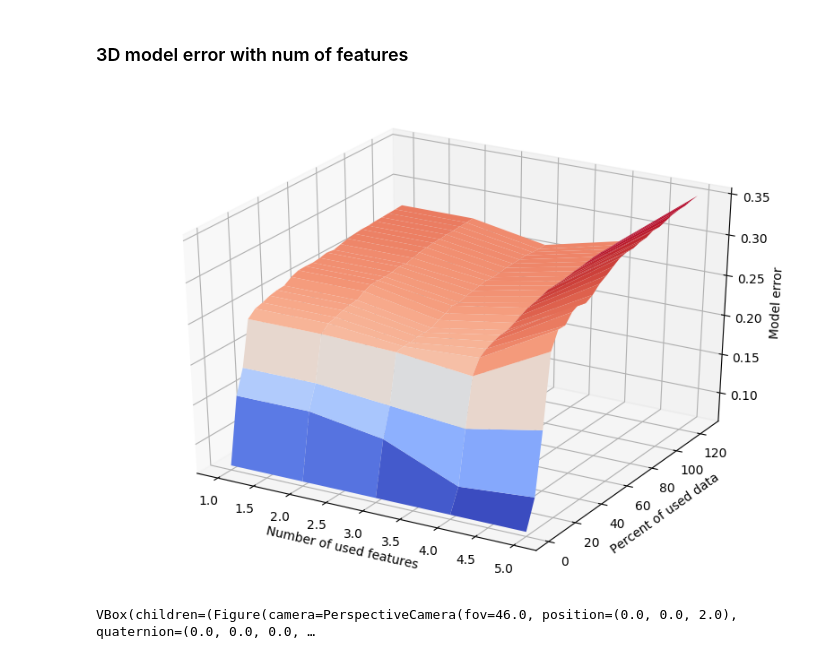
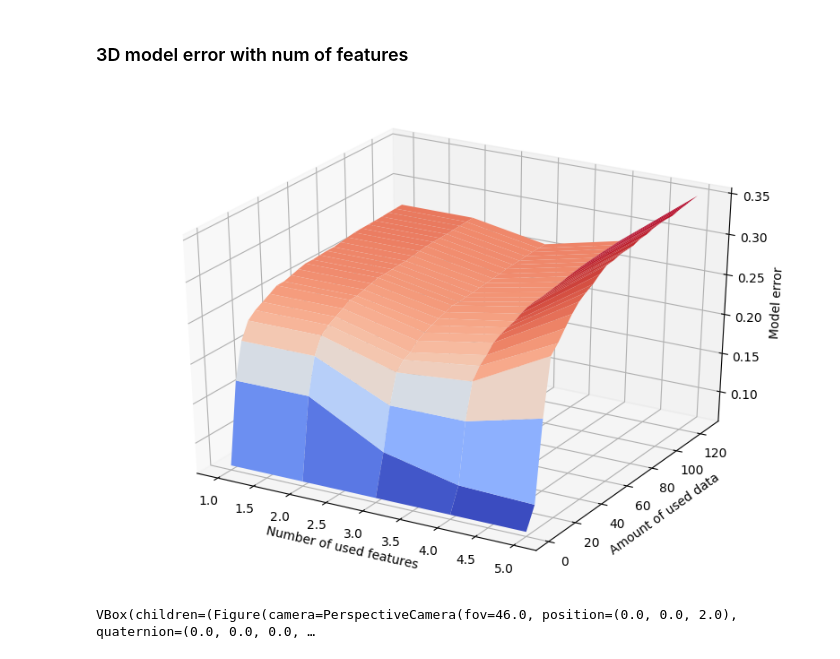
Before and after one commit to Intelligent-Systems-Phystech/ProjectSampleSize, a Jupyter notebook: BostonAnalysis.ipynb, the cells around one changed output. Drawn from its saved outputs; the diff is of its cells as text; code cells hidden in the pictures.

```diff
--- a/BostonAnalysis.ipynb
+++ b/BostonAnalysis.ipynb
@@ -344,0 +405,2 @@ servo_error, x = test_linear_model_error(servo_train, 1, 5, servo_test, num_of_t
+# %%
+plt.rcParams['figure.figsize'] = (10.0, 6.0)
@@ -363,29 +472,31 @@ plt.show()
 # %% [markdown]
 ### 3D model error with num of features
 # %%
-servo_error, features, size = test_linear_model_error_features(servo_df, servo_train, servo_test,
-                                                               1, 5, num_of_tests=15)
+servo_error_features, servo_features, size = test_linear_model_error_features(servo_df,
+                                                                              servo_train,
+                                                                              servo_test,
+                                                                              1, 5, num_of_tests=50)
 # %%
 matplotlib.style.use('default')
 plt.rcParams['figure.figsize'] = (10.0, 7.0)
 # %%
-mean = np.mean(np.exp(-servo_error), axis=2)
-std = np.std(np.exp(-servo_error), axis=2)
+mean = np.mean(np.exp(-servo_error_features), axis=2)
+std = np.std(np.exp(-servo_error_features), axis=2)
 
-xv, yv = np.meshgrid(features, size)
+xv, yv = np.meshgrid(servo_features, size)
 
 fig = plt.figure()
 ax = fig.add_subplot(111, projection='3d')
 
 #ax.plot_wireframe(xv, yv, mean)
 ax.plot_surface(xv, yv, mean, cmap=cm.coolwarm, linewidth=0)
 
 plt.xlabel("Number of used features")
 plt.ylabel("Amount of used data")
 ax.set_zlabel("Model error")
 plt.show()
 # %% [output]
-[figure, old version]
+[figure, new version]
 # %%
 colormap = cm.coolwarm
 mean_norm = mean - mean.min()
```
Also changed, not shown: parts of 67 cells of this notebook, 1 other file.
